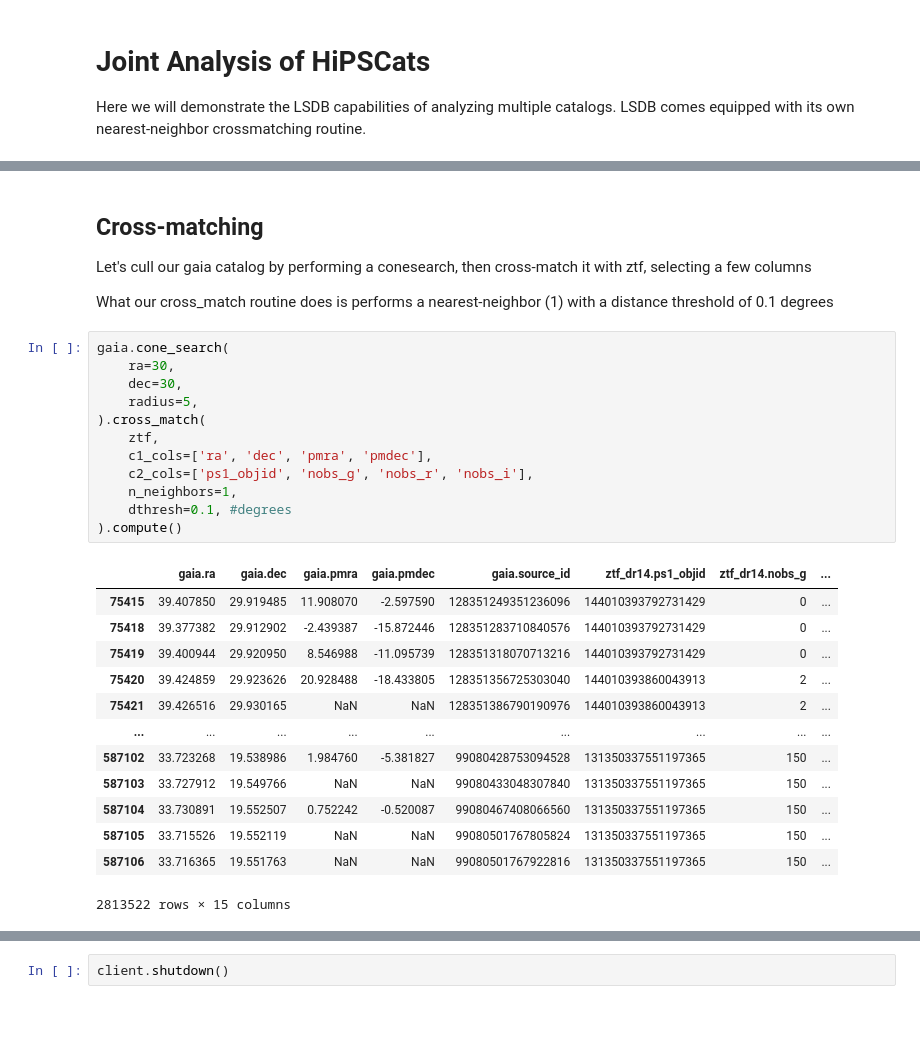
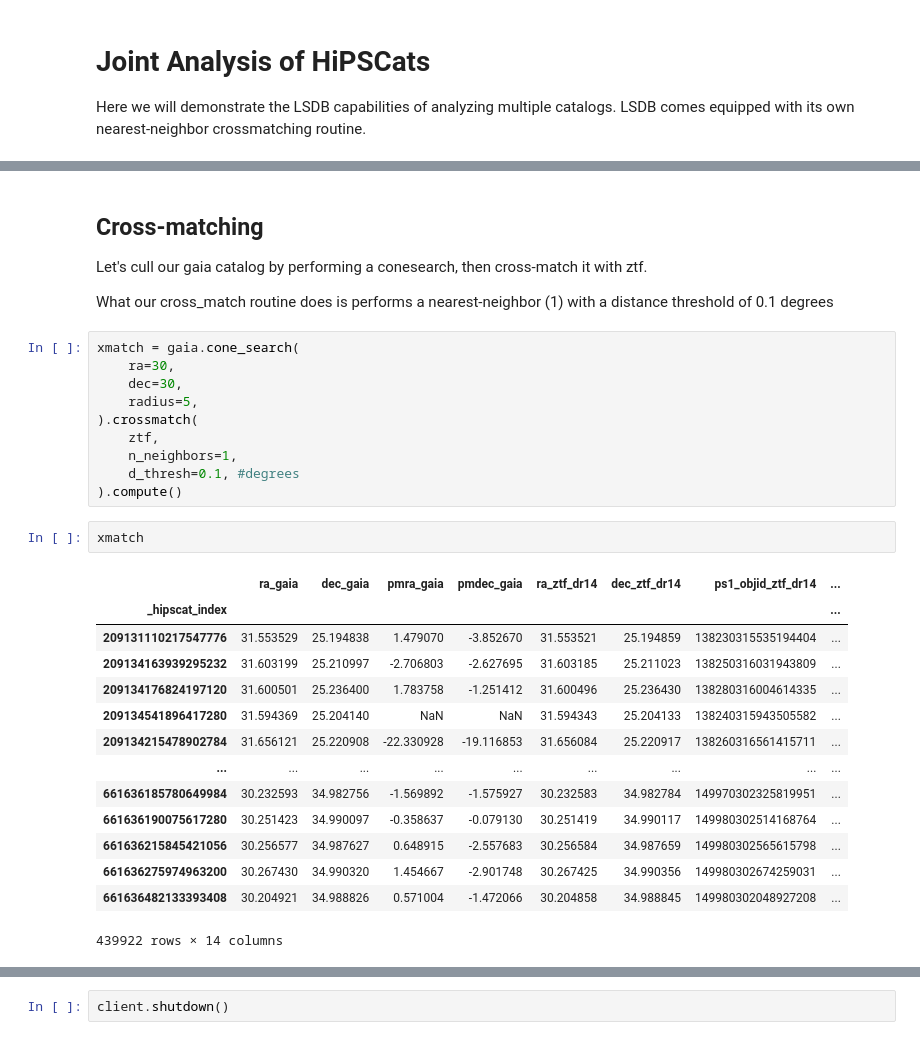
Before and after one commit to swyatt7/ADASS_LSDB_tutorial, a Jupyter notebook: nb/section3.ipynb, the cells around one changed output, grey strips where cells are left out. Saved outputs shown, nothing was run; the diff lists cells and outputs as text.

```diff
--- a/nb/section3.ipynb
+++ b/nb/section3.ipynb
@@ -25,35 +78,36 @@ ztf = lsdb_registry.load_hipscat("ztf_dr14")
 # %% [markdown]
 ## Cross-matching
 
-Let's cull our gaia catalog by performing a conesearch, then cross-match it with ztf, selecting a few columns
+Let's cull our gaia catalog by performing a conesearch, then cross-match it with ztf.
 
 What our cross_match routine does is performs a nearest-neighbor (1) with a distance threshold of 0.1 degrees
 # %%
-gaia.cone_search(
+xmatch = gaia.cone_search(
     ra=30,
     dec=30,
     radius=5,
-).cross_match(
+).crossmatch(
     ztf,
-    c1_cols=['ra', 'dec', 'pmra', 'pmdec'],
-    c2_cols=['ps1_objid', 'nobs_g', 'nobs_r', 'nobs_i'],
     n_neighbors=1,
-    dthresh=0.1, #degrees
+    d_thresh=0.1, #degrees
 ).compute()
-# %% [output]
-|  | gaia.ra | gaia.dec | gaia.pmra | gaia.pmdec | gaia.source_id | ztf_dr14.ps1_objid | ztf_dr14.nobs_g | ... |
-| 75415 | 39.407850 | 29.919485 | 11.908070 | -2.597590 | 128351249351236096 | 144010393792731429 | 0 | ... |
-| 75418 | 39.377382 | 29.912902 | -2.439387 | -15.872446 | 128351283710840576 | 144010393792731429 | 0 | ... |
-| 75419 | 39.400944 | 29.920950 | 8.546988 | -11.095739 | 128351318070713216 | 144010393792731429 | 0 | ... |
-| 75420 | 39.424859 | 29.923626 | 20.928488 | -18.433805 | 128351356725303040 | 144010393860043913 | 2 | ... |
-| 75421 | 39.426516 | 29.930165 | NaN | NaN | 128351386790190976 | 144010393860043913 | 2 | ... |
-| ... | ... | ... | ... | ... | ... | ... | ... | ... |
-| 587102 | 33.723268 | 19.538986 | 1.984760 | -5.381827 | 99080428753094528 | 131350337551197365 | 150 | ... |
-| 587103 | 33.727912 | 19.549766 | NaN | NaN | 99080433048307840 | 131350337551197365 | 150 | ... |
-| 587104 | 33.730891 | 19.552507 | 0.752242 | -0.520087 | 99080467408066560 | 131350337551197365 | 150 | ... |
-| 587105 | 33.715526 | 19.552119 | NaN | NaN | 99080501767805824 | 131350337551197365 | 150 | ... |
-| 587106 | 33.716365 | 19.551763 | NaN | NaN | 99080501767922816 | 131350337551197365 | 150 | ... |
-2813522 rows × 15 columns
+# %%
+xmatch
+# %% [output]
+|  | ra_gaia | dec_gaia | pmra_gaia | pmdec_gaia | ra_ztf_dr14 | dec_ztf_dr14 | ps1_objid_ztf_dr14 | ... |
+| _hipscat_index |  |  |  |  |  |  |  | ... |
+| 209131110217547776 | 31.553529 | 25.194838 | 1.479070 | -3.852670 | 31.553521 | 25.194859 | 138230315535194404 | ... |
+| 209134163939295232 | 31.603199 | 25.210997 | -2.706803 | -2.627695 | 31.603185 | 25.211023 | 138250316031943809 | ... |
+| 209134176824197120 | 31.600501 | 25.236400 | 1.783758 | -1.251412 | 31.600496 | 25.236430 | 138280316004614335 | ... |
+| 209134541896417280 | 31.594369 | 25.204140 | NaN | NaN | 31.594343 | 25.204133 | 138240315943505582 | ... |
+| 209134215478902784 | 31.656121 | 25.220908 | -22.330928 | -19.116853 | 31.656084 | 25.220917 | 138260316561415711 | ... |
+| ... | ... | ... | ... | ... | ... | ... | ... | ... |
+| 661636185780649984 | 30.232593 | 34.982756 | -1.569892 | -1.575927 | 30.232583 | 34.982784 | 149970302325819951 | ... |
+| 661636190075617280 | 30.251423 | 34.990097 | -0.358637 | -0.079130 | 30.251419 | 34.990117 | 149980302514168764 | ... |
+| 661636215845421056 | 30.256577 | 34.987627 | 0.648915 | -2.557683 | 30.256584 | 34.987659 | 149980302565615798 | ... |
+| 661636275974963200 | 30.267430 | 34.990320 | 1.454667 | -2.901748 | 30.267425 | 34.990356 | 149980302674259031 | ... |
+| 661636482133393408 | 30.204921 | 34.988826 | 0.571004 | -1.472066 | 30.204858 | 34.988845 | 149980302048927208 | ... |
+439922 rows × 14 columns
 # %% [markdown]
 ### Performing a computation based off the xmatch result
 
```
Also changed, not shown: parts of 13 cells of this notebook, 6 other files.
